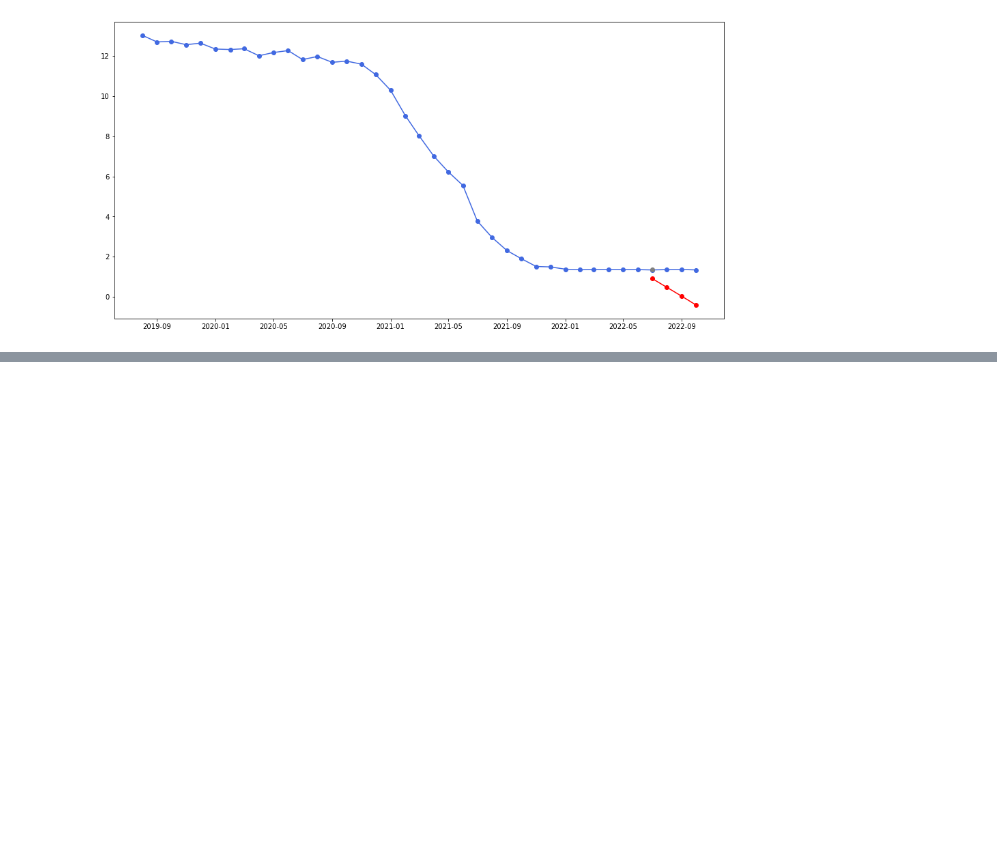
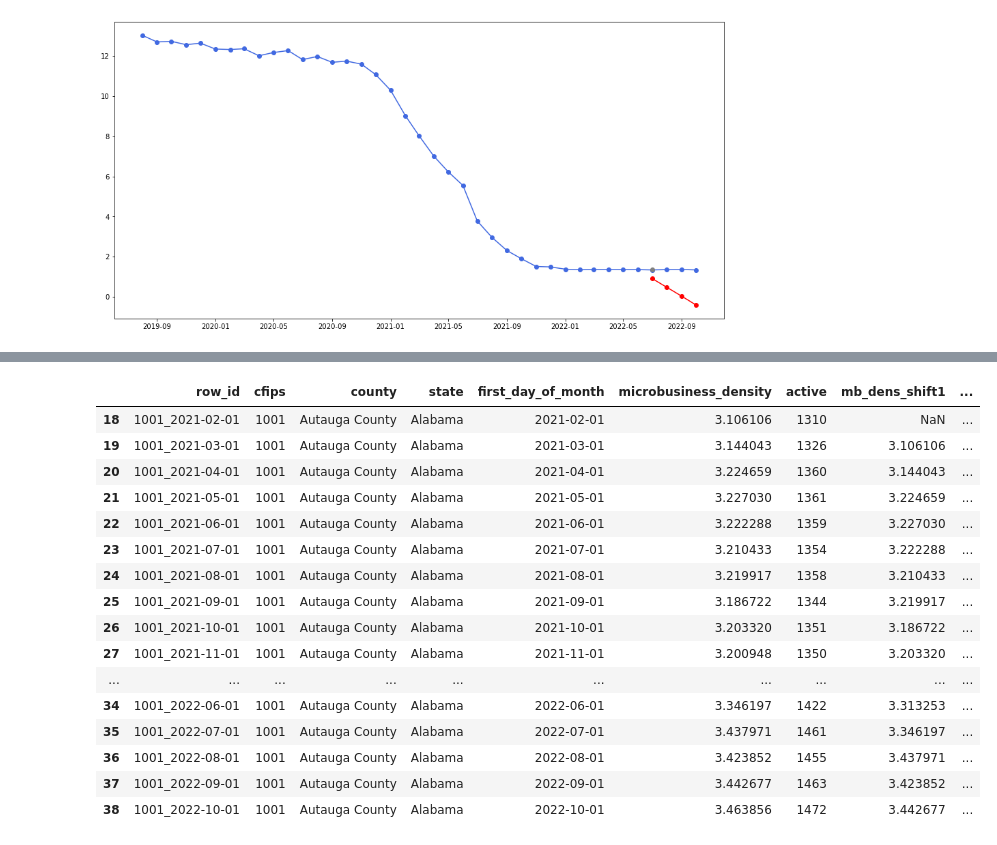
Before and after one commit to Occccn/kaggle-GoDaddy, a Jupyter notebook: notebook/trainEDA.ipynb, the cells around one changed output, grey strips where cells are left out. Saved outputs shown, nothing was run; the diff lists cells and outputs as text; code cells hidden in the pictures; blank space fills up the shorter version.

```diff
--- a/notebook/trainEDA.ipynb
+++ b/notebook/trainEDA.ipynb
@@ -295,0 +332,20 @@ inf
+# %%
+lag_features[lag_features['cfips'] == 1001]
+# %% [output]
+|  | row_id | cfips | county | state | first_day_of_month | microbusiness_density | active | mb_dens_shift1 | ... |
+| 18 | 1001_2021-02-01 | 1001 | Autauga County | Alabama | 2021-02-01 | 3.106106 | 1310 | NaN | ... |
+| 19 | 1001_2021-03-01 | 1001 | Autauga County | Alabama | 2021-03-01 | 3.144043 | 1326 | 3.106106 | ... |
+| 20 | 1001_2021-04-01 | 1001 | Autauga County | Alabama | 2021-04-01 | 3.224659 | 1360 | 3.144043 | ... |
+| 21 | 1001_2021-05-01 | 1001 | Autauga County | Alabama | 2021-05-01 | 3.227030 | 1361 | 3.224659 | ... |
+| 22 | 1001_2021-06-01 | 1001 | Autauga County | Alabama | 2021-06-01 | 3.222288 | 1359 | 3.227030 | ... |
+| 23 | 1001_2021-07-01 | 1001 | Autauga County | Alabama | 2021-07-01 | 3.210433 | 1354 | 3.222288 | ... |
+| 24 | 1001_2021-08-01 | 1001 | Autauga County | Alabama | 2021-08-01 | 3.219917 | 1358 | 3.210433 | ... |
+| 25 | 1001_2021-09-01 | 1001 | Autauga County | Alabama | 2021-09-01 | 3.186722 | 1344 | 3.219917 | ... |
+| 26 | 1001_2021-10-01 | 1001 | Autauga County | Alabama | 2021-10-01 | 3.203320 | 1351 | 3.186722 | ... |
+| 27 | 1001_2021-11-01 | 1001 | Autauga County | Alabama | 2021-11-01 | 3.200948 | 1350 | 3.203320 | ... |
+| ... | ... | ... | ... | ... | ... | ... | ... | ... | ... |
+| 34 | 1001_2022-06-01 | 1001 | Autauga County | Alabama | 2022-06-01 | 3.346197 | 1422 | 3.313253 | ... |
+| 35 | 1001_2022-07-01 | 1001 | Autauga County | Alabama | 2022-07-01 | 3.437971 | 1461 | 3.346197 | ... |
+| 36 | 1001_2022-08-01 | 1001 | Autauga County | Alabama | 2022-08-01 | 3.423852 | 1455 | 3.437971 | ... |
+| 37 | 1001_2022-09-01 | 1001 | Autauga County | Alabama | 2022-09-01 | 3.442677 | 1463 | 3.423852 | ... |
+| 38 | 1001_2022-10-01 | 1001 | Autauga County | Alabama | 2022-10-01 | 3.463856 | 1472 | 3.442677 | ... |
```
Also changed, not shown: parts of 23 cells of this notebook, 5 other files.
